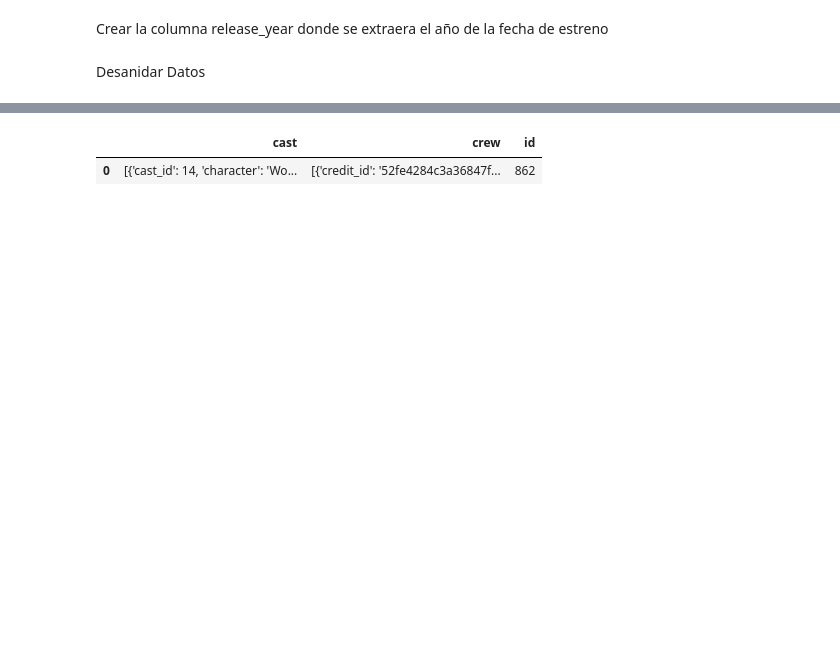
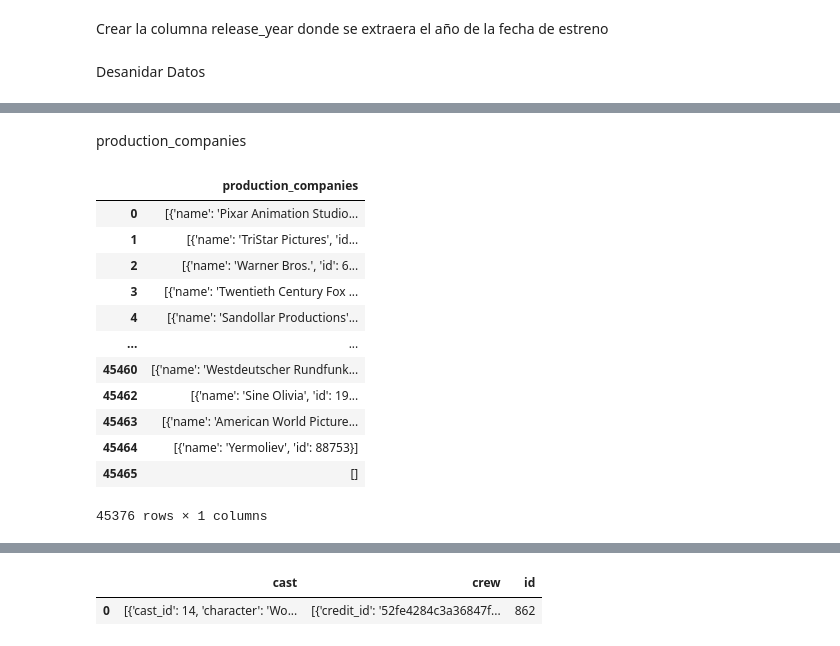
Before and after one commit to AlbaCastillo/Movie-Recommendations-Model, a Jupyter notebook: Movie_Recommendations.ipynb, the cells around one changed output, grey strips where cells are left out. Drawn from its saved outputs; the diff is of its cells as text; code cells hidden in the pictures; blank space fills up the shorter version.

```diff
--- a/Movie_Recommendations.ipynb
+++ b/Movie_Recommendations.ipynb
@@ -184,0 +188,2 @@ pd.DataFrame.from_dict(movies_final['belongs_to_collection'])
+# %%
+movies_final[['collection_id', 'collection_name', 'collection_poster_path', 'collection_backdrop_path']] = movies_final['belongs_to_collection'].str.extract(r"{'id': (\d+), 'name': '(.+?)', 'poster_path': '(.+?)', 'backdrop_path': '(.+?)'}")
@@ -184,0 +196,18 @@ pd.DataFrame.from_dict(movies_final['belongs_to_collection'])
+# %% [markdown]
+production_companies
+# %%
+pd.DataFrame.from_dict(movies_final['production_companies'])
+# %% [output]
+|  | production_companies |
+| 0 | [{'name': 'Pixar Animation Studio... |
+| 1 | [{'name': 'TriStar Pictures', 'id... |
+| 2 | [{'name': 'Warner Bros.', 'id': 6... |
+| 3 | [{'name': 'Twentieth Century Fox ... |
+| 4 | [{'name': 'Sandollar Productions'... |
+| ... | ... |
+| 45460 | [{'name': 'Westdeutscher Rundfunk... |
+| 45462 | [{'name': 'Sine Olivia', 'id': 19... |
+| 45463 | [{'name': 'American World Picture... |
+| 45464 | [{'name': 'Yermoliev', 'id': 88753}] |
+| 45465 | [] |
+45376 rows × 1 columns
```
Also changed, not shown: parts of 7 cells of this notebook.
